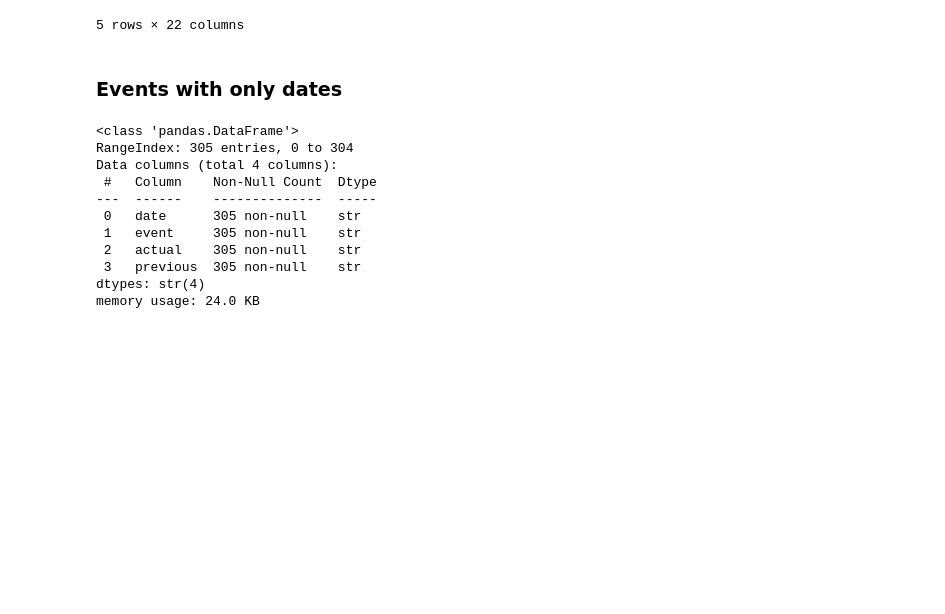
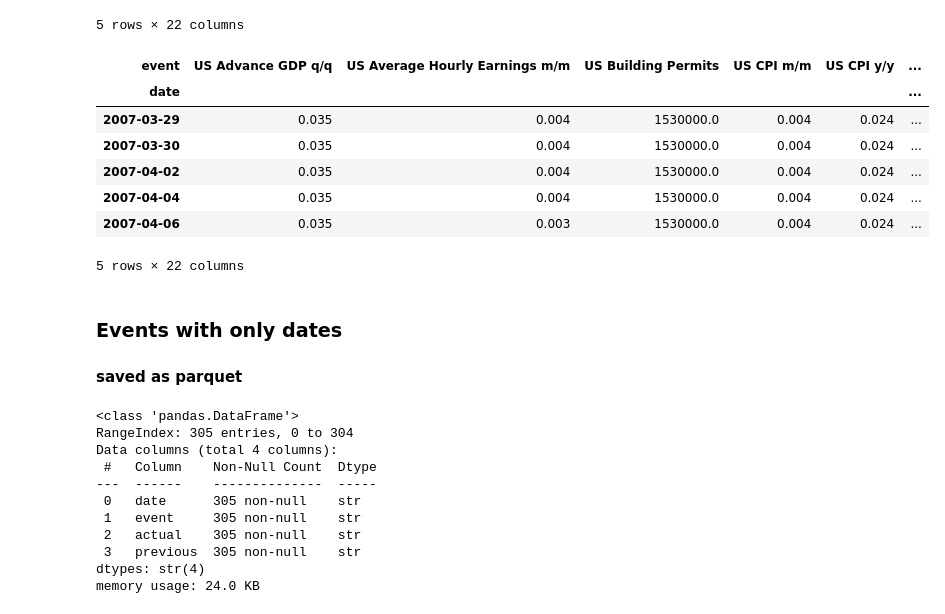
Before and after one commit to iagorivadulla/Market-Regime-ML-Meta-Labeling-System, a Jupyter notebook: data/interim/testing.ipynb, the cells around one changed output. Drawn from its saved outputs; the diff is of its cells as text; code cells hidden in the pictures; blank space fills up the shorter version.

Commit message:
data events formated

```diff
--- a/data/interim/testing.ipynb
+++ b/data/interim/testing.ipynb
@@ -251,3 +252,46 @@ data_events_transposed.head()
 | 2007-04-04 | 3.5% | 0.4% | 1.53M | 0.4% | 2.4% | ... |
 | 2007-04-06 | 3.5% | 0.3% | 1.53M | 0.4% | 2.4% | ... |
 5 rows × 22 columns
+# %%
+#need to clean the data and format it
+
+def clean_values(val):
+    if not isinstance(val, str):
+        return val
+
+    val = val.strip().replace(',', '').replace(' ', '')
+
+    if val in ('', '-', 'N/A', 'nan'):
+        return np.nan
+
+    prefix = ''
+    if val.startswith('<') or val.startswith('>'):
+        prefix = val[0]
+        val = val[1:]
+
+    try:
+        if val.endswith('%'):
+            return float(val[:-1]) / 100
+        elif val.upper().endswith('M'):
+            return float(val[:-1]) * 1000000
+        elif val.upper().endswith('K'):
+            return float(val[:-1]) * 1000
+        elif val.upper().endswith('B'):
+            return float(val[:-1]) * 1000000000
+        else:
+            return float(val)
+    except ValueError:
+        return val
+
+
+data_events_clean = data_events_transposed.apply(lambda col: col.map(clean_values))
+data_events_clean.head()
+# %% [output]
+| event | US Advance GDP q/q | US Average Hourly Earnings m/m | US Building Permits | US CPI m/m | US CPI y/y | ... |
+| date |  |  |  |  |  | ... |
+| 2007-03-29 | 0.035 | 0.004 | 1530000.0 | 0.004 | 0.024 | ... |
+| 2007-03-30 | 0.035 | 0.004 | 1530000.0 | 0.004 | 0.024 | ... |
+| 2007-04-02 | 0.035 | 0.004 | 1530000.0 | 0.004 | 0.024 | ... |
+| 2007-04-04 | 0.035 | 0.004 | 1530000.0 | 0.004 | 0.024 | ... |
+| 2007-04-06 | 0.035 | 0.003 | 1530000.0 | 0.004 | 0.024 | ... |
+5 rows × 22 columns
@@ -254,5 +300,6 @@ data_events_transposed.head()
 # %% [markdown]
 ### Events with only dates
+#### saved as parquet
 # %%
 events_no_data.info()
 # %% [output]
```
Also changed, not shown: parts of 2 cells of this notebook, 1 other file.
